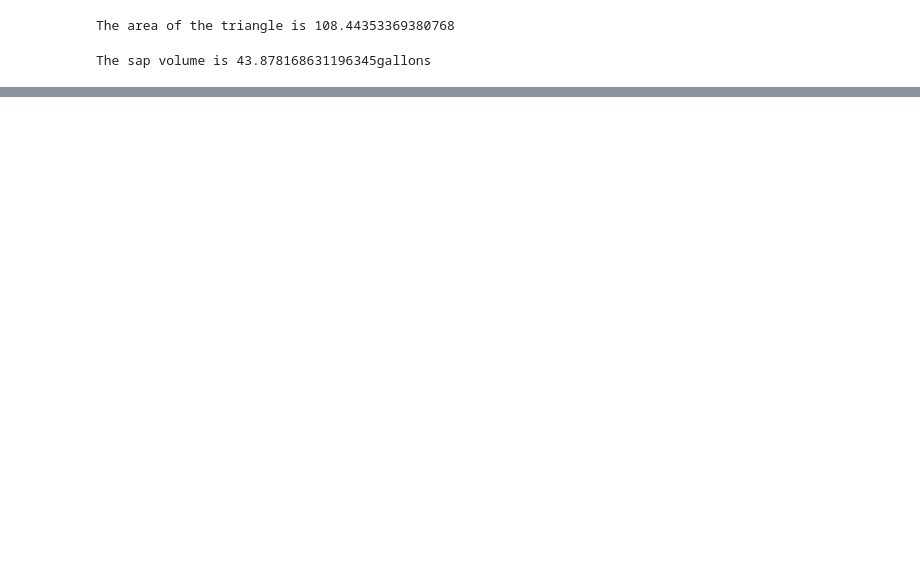
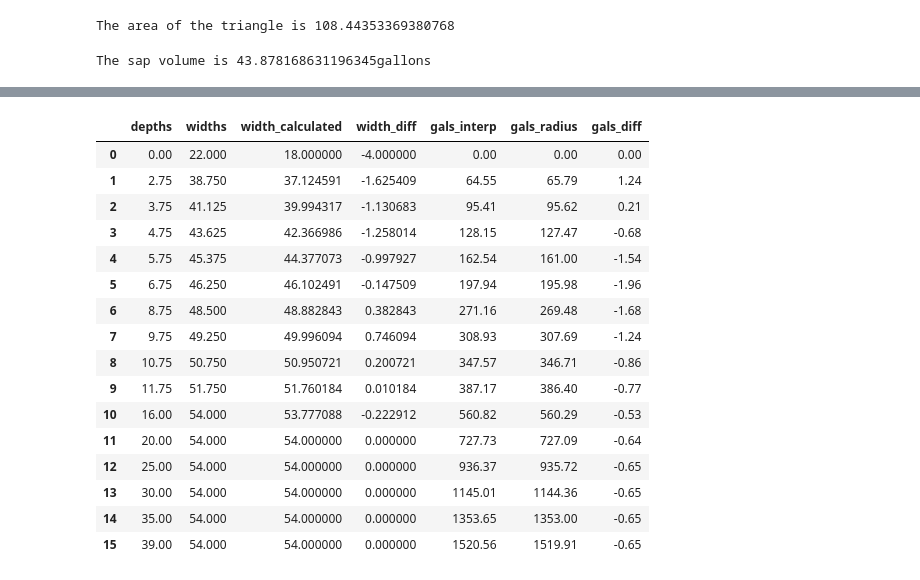
Before and after one commit to jeremymatt/sugar_house_monitor, a Jupyter notebook: testing.ipynb, the cells around one changed output, grey strips where cells are left out. Drawn from its saved outputs; the diff is of its cells as text; code cells hidden in the pictures; blank space fills up the shorter version.

```diff
--- a/testing.ipynb
+++ b/testing.ipynb
@@ -62,0 +168,35 @@ radius = 16
+# %%
+length = 178.5
+width = 54
+height = 39
+radius = 18
+
+roadside_depths = [0,2.75,3.75,4.75,5.75,6.75,8.75,9.75,10.75,11.75,16,20,25,30,35,39]
+roadside_widths = [22,38.75,41.125,43.625,45.375,46.25,48.5,49.25,50.75,51.75,54,54,54,54,54,54]
+roadside_dimension_df = pd.DataFrame({'depths':roadside_depths,'widths':roadside_widths})
+
+roadside_dimension_df = calc_gallons_interp(roadside_dimension_df,length)
+roadside_dimension_df['gals_radius'] = [calc_sap_gallons_in_tank(cd,width,radius,length) for cd in roadside_depths]
+roadside_dimension_df['gals_diff'] = roadside_dimension_df['gals_radius'] - roadside_dimension_df['gals_interp']
+roadside_dimension_df['width_calculated'] = [calc_surface_width(cd,width,radius) for cd in roadside_depths]
+roadside_dimension_df['width_diff'] = roadside_dimension_df['width_calculated'] - roadside_dimension_df['widths']
+roadside_dimension_df = roadside_dimension_df[['depths','widths','width_calculated','width_diff','gals_interp','gals_radius','gals_diff']]
+roadside_dimension_df
+# %% [output]
+|  | depths | widths | width_calculated | width_diff | gals_interp | gals_radius | gals_diff |
+| 0 | 0.00 | 22.000 | 18.000000 | -4.000000 | 0.00 | 0.00 | 0.00 |
+| 1 | 2.75 | 38.750 | 37.124591 | -1.625409 | 64.55 | 65.79 | 1.24 |
+| 2 | 3.75 | 41.125 | 39.994317 | -1.130683 | 95.41 | 95.62 | 0.21 |
+| 3 | 4.75 | 43.625 | 42.366986 | -1.258014 | 128.15 | 127.47 | -0.68 |
+| 4 | 5.75 | 45.375 | 44.377073 | -0.997927 | 162.54 | 161.00 | -1.54 |
+| 5 | 6.75 | 46.250 | 46.102491 | -0.147509 | 197.94 | 195.98 | -1.96 |
+| 6 | 8.75 | 48.500 | 48.882843 | 0.382843 | 271.16 | 269.48 | -1.68 |
+| 7 | 9.75 | 49.250 | 49.996094 | 0.746094 | 308.93 | 307.69 | -1.24 |
+| 8 | 10.75 | 50.750 | 50.950721 | 0.200721 | 347.57 | 346.71 | -0.86 |
+| 9 | 11.75 | 51.750 | 51.760184 | 0.010184 | 387.17 | 386.40 | -0.77 |
+| 10 | 16.00 | 54.000 | 53.777088 | -0.222912 | 560.82 | 560.29 | -0.53 |
+| 11 | 20.00 | 54.000 | 54.000000 | 0.000000 | 727.73 | 727.09 | -0.64 |
+| 12 | 25.00 | 54.000 | 54.000000 | 0.000000 | 936.37 | 935.72 | -0.65 |
+| 13 | 30.00 | 54.000 | 54.000000 | 0.000000 | 1145.01 | 1144.36 | -0.65 |
+| 14 | 35.00 | 54.000 | 54.000000 | 0.000000 | 1353.65 | 1353.00 | -0.65 |
+| 15 | 39.00 | 54.000 | 54.000000 | 0.000000 | 1520.56 | 1519.91 | -0.65 |
```
Also changed, not shown: parts of 16 cells of this notebook.
